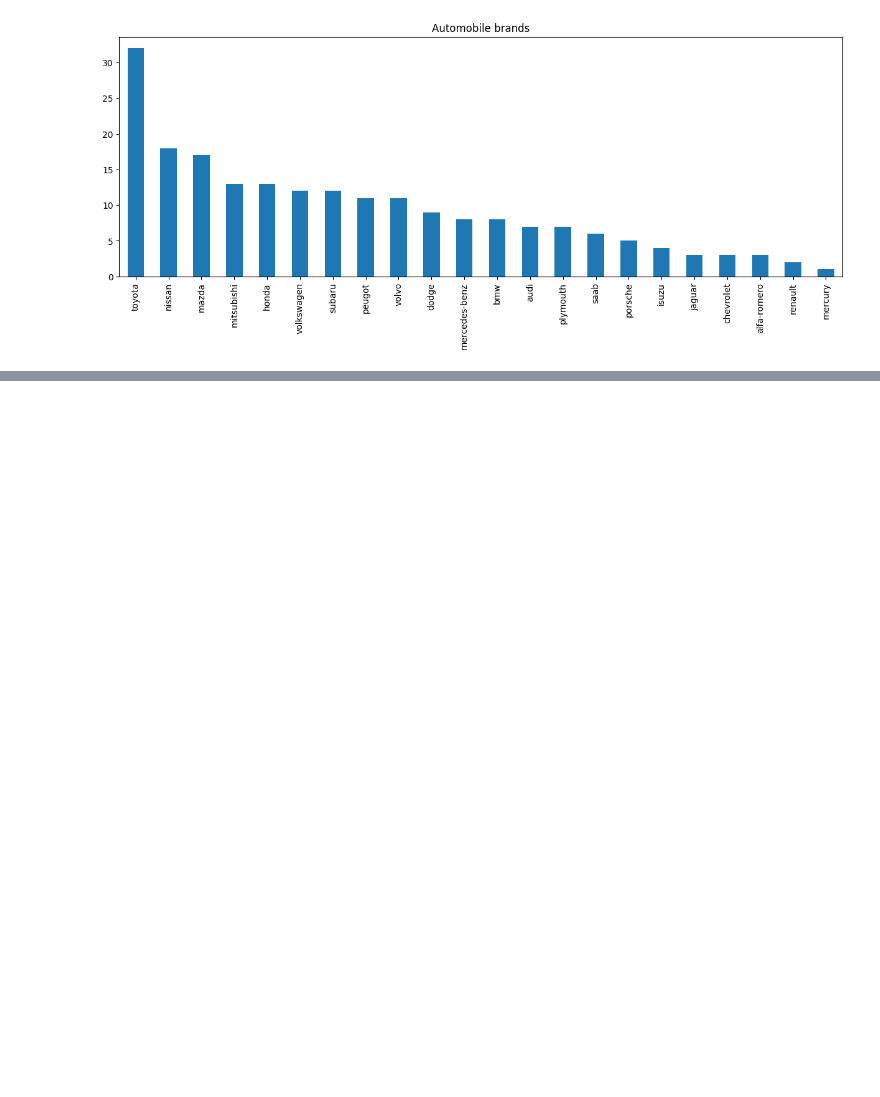
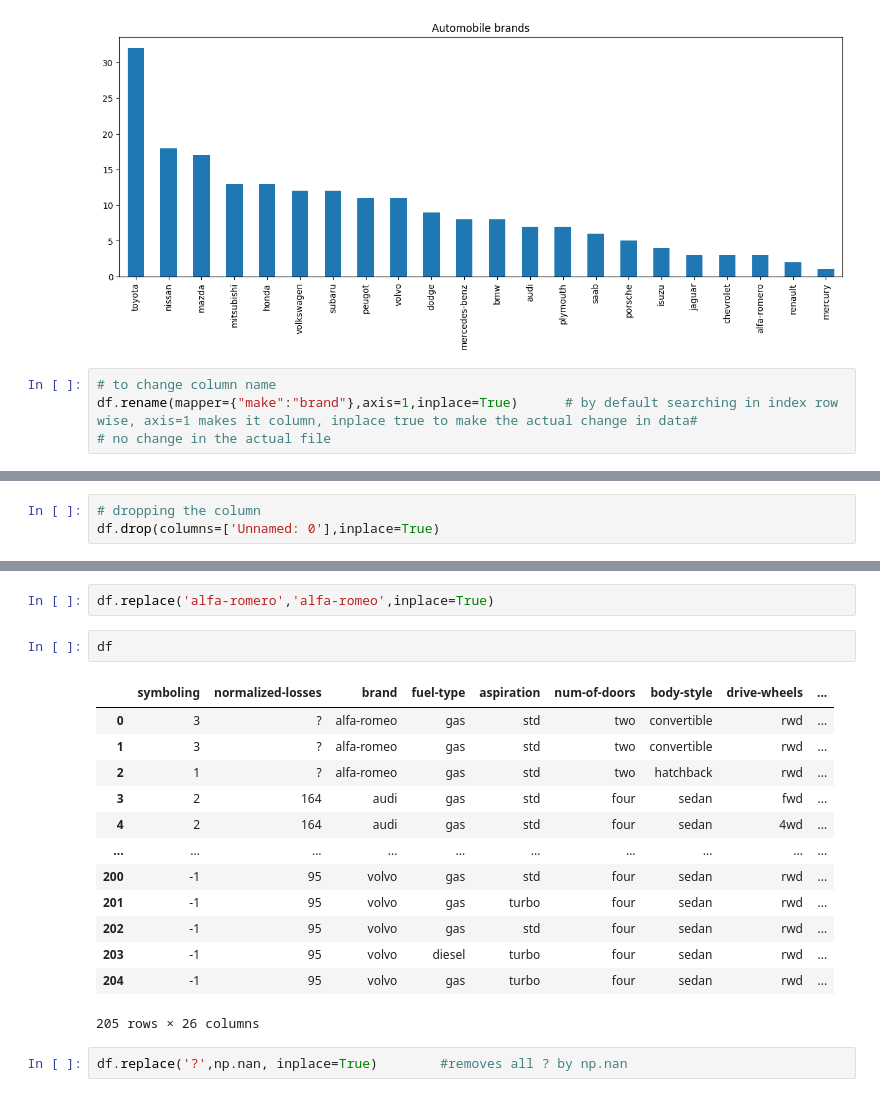
Before and after one commit to khushimishra25/Python-data-science-course, a Jupyter notebook: data_analytics/data_engineering.ipynb, the cells around one changed output, grey strips where cells are left out. Saved outputs shown, nothing was run; the diff lists cells and outputs as text; blank space fills up the shorter version.

```diff
--- a/data_analytics/data_engineering.ipynb
+++ b/data_analytics/data_engineering.ipynb
@@ -207,3 +206,7 @@ df['make'].value_counts().plot(kind='bar', figsize=(15,5), title="Automobile bra
 # %% [output]
 <AxesSubplot: title={'center': 'Automobile brands'}>
 [figure]
+# %%
+# to change column name
+df.rename(mapper={"make":"brand"},axis=1,inplace=True)      # by default searching in index row wise, axis=1 makes it column, inplace true to make the actual change in data#
+# no change in the actual file
@@ -209,0 +222,3 @@ df['make'].value_counts().plot(kind='bar', figsize=(15,5), title="Automobile bra
+# %%
+# dropping the column
+df.drop(columns=['Unnamed: 0'],inplace=True)
@@ -209,0 +234,20 @@ df['make'].value_counts().plot(kind='bar', figsize=(15,5), title="Automobile bra
+# %%
+df.replace('alfa-romero','alfa-romeo',inplace=True)
+# %%
+df
+# %% [output]
+|  | symboling | normalized-losses | brand | fuel-type | aspiration | num-of-doors | body-style | drive-wheels | ... |
+| 0 | 3 | ? | alfa-romeo | gas | std | two | convertible | rwd | ... |
+| 1 | 3 | ? | alfa-romeo | gas | std | two | convertible | rwd | ... |
+| 2 | 1 | ? | alfa-romeo | gas | std | two | hatchback | rwd | ... |
+| 3 | 2 | 164 | audi | gas | std | four | sedan | fwd | ... |
+| 4 | 2 | 164 | audi | gas | std | four | sedan | 4wd | ... |
+| ... | ... | ... | ... | ... | ... | ... | ... | ... | ... |
+| 200 | -1 | 95 | volvo | gas | std | four | sedan | rwd | ... |
+| 201 | -1 | 95 | volvo | gas | turbo | four | sedan | rwd | ... |
+| 202 | -1 | 95 | volvo | gas | std | four | sedan | rwd | ... |
+| 203 | -1 | 95 | volvo | diesel | turbo | four | sedan | rwd | ... |
+| 204 | -1 | 95 | volvo | gas | turbo | four | sedan | rwd | ... |
+205 rows × 26 columns
+# %%
+df.replace('?',np.nan, inplace=True)        #removes all ? by np.nan
```
Also changed, not shown: parts of 23 cells of this notebook, 1 other file.
